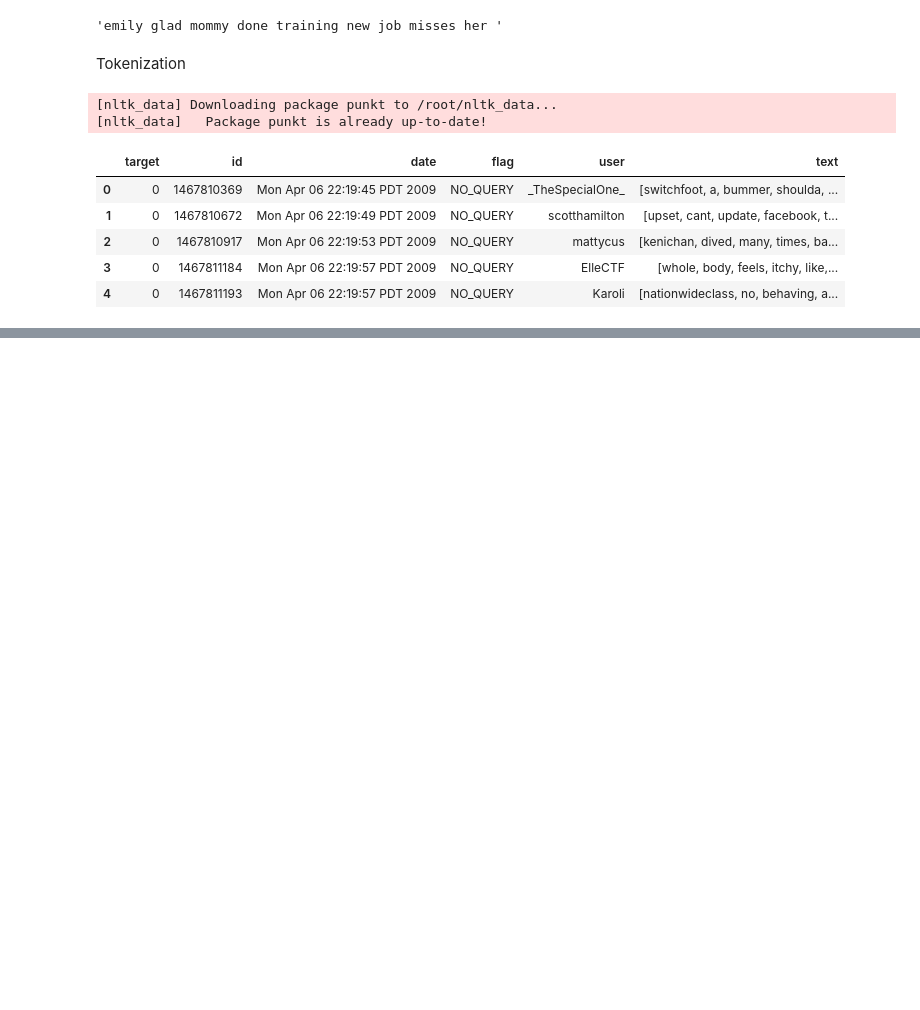
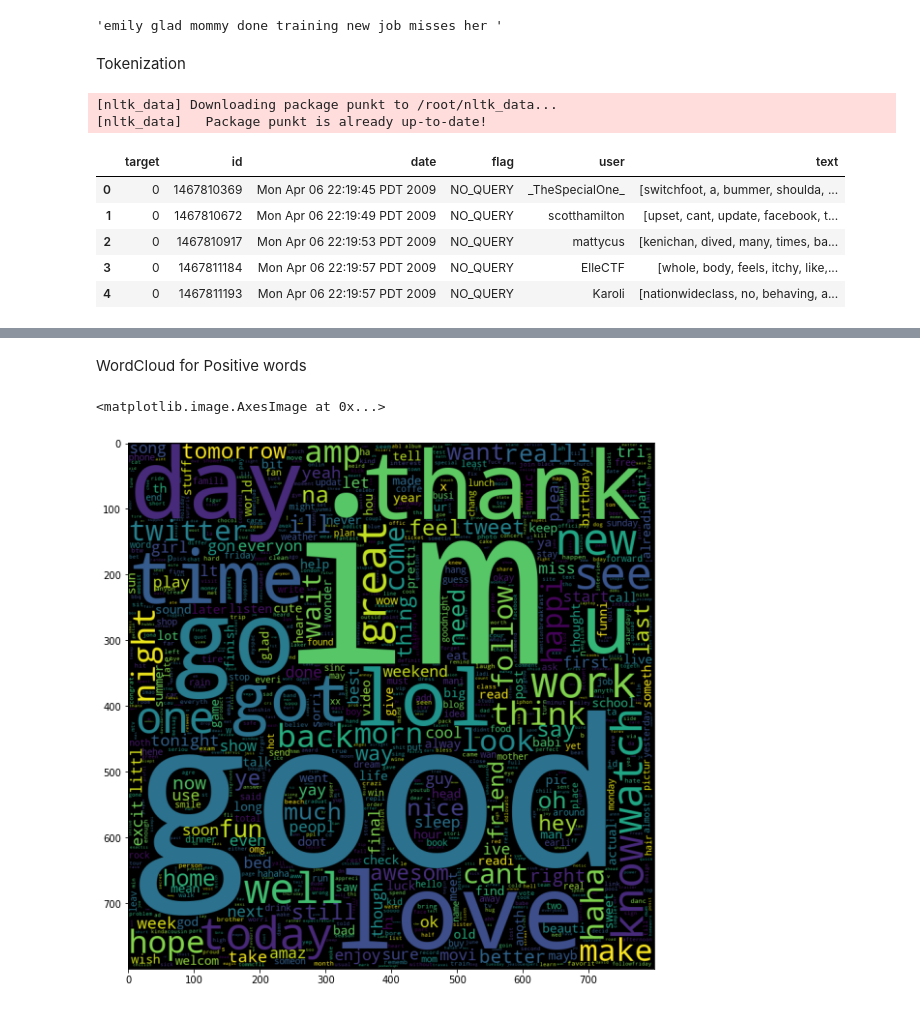
Before and after one commit to srivasPankhuri/Twitter-Sentiment-Analysis, a Jupyter notebook: Twitter_Sentiment_Analysis.ipynb, the cells around one changed output, grey strips where cells are left out. Saved outputs shown, nothing was run; the diff lists cells and outputs as text; code cells hidden in the pictures; blank space fills up the shorter version.

```diff
--- a/Twitter_Sentiment_Analysis.ipynb
+++ b/Twitter_Sentiment_Analysis.ipynb
@@ -154,0 +157,5 @@ Stemming and Lemmatization
+# %%
+from nltk.stem.porter import PorterStemmer
+stemmer=PorterStemmer()
+
+train_data['text']=train_data['text'].apply(lambda words: [stemmer.stem(word) for word in words])
@@ -154,0 +173,3 @@ Stemming and Lemmatization
+# %%
+from nltk.stem import WordNetLemmatizer
+lemmatizer=WordNetLemmatizer()
@@ -154,0 +188,2 @@ Stemming and Lemmatization
+# %%
+train_data['text']=train_data['text'].apply(lambda words: [lemmatizer.lemmatize(word) for word in words])
@@ -154,0 +199,2 @@ Stemming and Lemmatization
+# %%
+train_data['text']=train_data['text'].apply(lambda sent: ' '.join(sent))
@@ -154,0 +246,11 @@ Stemming and Lemmatization
+# %% [markdown]
+WordCloud for Positive words
+# %%
+data_pos = train_data['text'][800000:]
+wc = WordCloud(max_words = 1000 , width = 800 , height = 800,
+              collocations=False).generate(" ".join(data_pos))
+plt.figure(figsize = (10,10))
+plt.imshow(wc)
+# %% [output]
+<matplotlib.image.AxesImage at 0x...>
+[figure, added]
```
Also changed, not shown: parts of 20 cells of this notebook.
